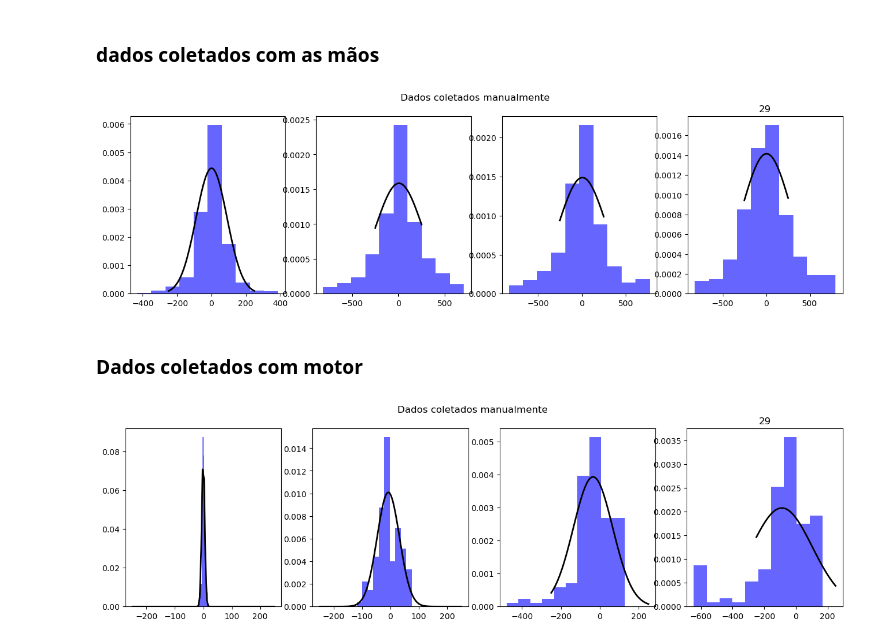
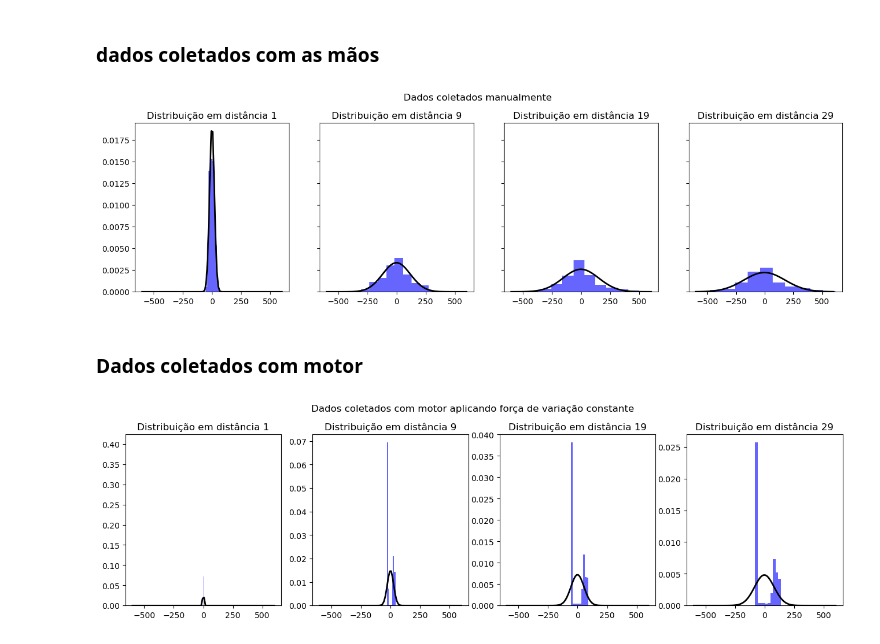
Before and after one commit to LucasWestfal/FSR_calibration_techniques, a Jupyter notebook: models.ipynb, the cells around one changed output. Saved outputs shown, nothing was run; the diff lists cells and outputs as text; code cells hidden in the pictures.

Commit message:
adicionando plots

```diff
--- a/models.ipynb
+++ b/models.ipynb
@@ -551,14 +659,0 @@ predictions = X_poly_biased @ theta
-# %%
-fig, axs = plt.subplots(1, 1, figsize=(6, 6))
-
-colors = plt.cm.viridis(np.linspace(0, 1, len(predictions)))  # Use a colormap like 'viridis'
-
-plt.scatter(y/1000, predictions/1000, c=colors, s=10)
-plt.plot([min(y/1000), max(y/1000)], [min(y/1000), max(y/1000)], color='red')  # Line for perfect prediction
-plt.colorbar(plt.cm.ScalarMappable(cmap='viridis'), label='Index Gradient')  # Add a colorbar for reference
-# Adjust layout
-plt.tight_layout()
-
-# Display the plot
-plt.show()
-plt.savefig('polinomial_real.png')
@@ -567,0 +660,2 @@ ValueError: Unable to determine Axes to steal space for Colorbar. Either provide
+# %%
+predictions_1 = X_poly_biased @ theta_2
@@ -570,10 +748,10 @@ ValueError: Unable to determine Axes to steal space for Colorbar. Either provide
 # %%
 from tqdm import tqdm
 # tratando dados
-df = pd.read_csv("raw_data_01")
+df = pd.read_csv("raw_data_06_motor_n")
 
-features = df["FSR"].to_numpy()
-y = df["LoadCell"].to_numpy()
+features = df["FSR"].to_numpy()[100:]
+y = df["LoadCell"].to_numpy()[100:]
 
 window_size = 10
 X, _ = generate_sample_data(features, window_size, seed = 42)
@@ -602,7 +780,7 @@ X_poly = polynomial_features(X, degree=degree)
 X_poly_biased = np.c_[np.ones(X_poly.shape[0]), X_poly]  # Add a column of ones for the bias term
 X_poly_biased = np.column_stack((X_poly_biased, z))
 # Calculate the coefficients using the normal equation
-theta = np.linalg.inv(X_poly_biased.T @ X_poly_biased) @ X_poly_biased.T @ y
+theta_2 = np.linalg.inv(X_poly_biased.T @ X_poly_biased) @ X_poly_biased.T @ y
 
 # Making predictions
-predictions = X_poly_biased @ theta
+predictions = X_poly_biased @ theta_2
@@ -1125,7 +1317,7 @@ plt.savefig('ruido_normal_fake.png')
 # picotando dados
 
 # tratando dados
-df = pd.read_csv("raw_data_02_manual")
+df = pd.read_csv("raw_data_06_manual_n")
 
 features = df["FSR"].to_numpy()
 y = df["LoadCell"].to_numpy()
@@ -1133,8 +1325,8 @@ window_size = 10
 
 X = []
 window_size = 30
-for i in range(window_size, len(features)-window_size):
-    I = features[i-window_size : i]
+for i in range(window_size, len(y)-window_size):
+    I = y[i-window_size : i]
     X.append(I)
 
 X = np.flip(np.array(X))
@@ -1147,48 +1339,51 @@ df = pd.DataFrame(X)
 # %%
 import numpy as np
 from scipy.stats import norm
+from scipy.stats import normaltest
 import matplotlib.pyplot as plt
 
-fig, axs = plt.subplots(1, 4, figsize=(16,4))
+fig, axs = plt.subplots(1, 4, figsize=(16,4), sharey=True)
 
 fig.suptitle('Dados coletados manualmente')
+plt.subplots_adjust(top=0.85)
 
 for i in [1, 9, 19, 29]:
 
     j = 0
     match i:
         case 1:
             j = 0
 
         case 9:
             j = 1
 
         case 19:
             j = 2
 
         case 29:
             j = 3
 
     data = df[i]
 
     mu, std = norm.fit(data)
 
     # Plot the histogram.
     axs[j].hist(data, bins=10, density=True, alpha=0.6, color='b')
 
     # Plot the PDF.
     #xmin, xmax = plt.xlim()
-    xmin, xmax = (-250, 250)
+    xmin, xmax = (-600, 600)
 
     x = np.linspace(xmin, xmax, 100)
     p = norm.pdf(x, mu, std)
 
     axs[j].plot(x, p, 'k', linewidth=2)
-    plt.title(i)
-
-plt.savefig('ruido_normal.png')
+    _, p_value = normaltest(data)
+    #axs[j].set_title("Distribuição em distância " + str(i) + "\n p-valor de hipotese normal: " + str(round(p_value, 5)))
+    axs[j].set_title("Distribuição em distância " + str(i))
+plt.savefig('hist_manual.png')
 # %% [output]
-[figure, old version]
+[figure, new version]
 # %% [markdown]
 ### Dados coletados com motor
 # %%
@@ -1221,7 +1416,8 @@ import matplotlib.pyplot as plt
 
 fig, axs = plt.subplots(1, 4, figsize=(16,4))
 
-fig.suptitle('Dados coletados manualmente')
+fig.suptitle('Dados coletados com motor aplicando força de variação constante')
+plt.subplots_adjust(top=0.85)
 
 for i in [1, 9, 19, 29]:
 
@@ -1248,14 +1444,16 @@ for i in [1, 9, 19, 29]:
 
     # Plot the PDF.
     #xmin, xmax = plt.xlim()
-    xmin, xmax = (-250, 250)
+    xmin, xmax = (-600, 600)
 
     x = np.linspace(xmin, xmax, 100)
     p = norm.pdf(x, mu, std)
 
     axs[j].plot(x, p, 'k', linewidth=2)
-    plt.title(i)
+    _, p_value = normaltest(data)
+    #axs[j].set_title("Distribuição em distância " + str(i) + "\n p-valor de hipotese normal: " + str(round(p_value, 2)))
+    axs[j].set_title("Distribuição em distância " + str(i))
 
-plt.savefig('ruido_normal.png')
+plt.savefig('hist_motor.png')
 # %% [output]
-[figure, old version]
+[figure, new version]
```
Also changed, not shown: parts of 26 cells of this notebook, 14 other files.
